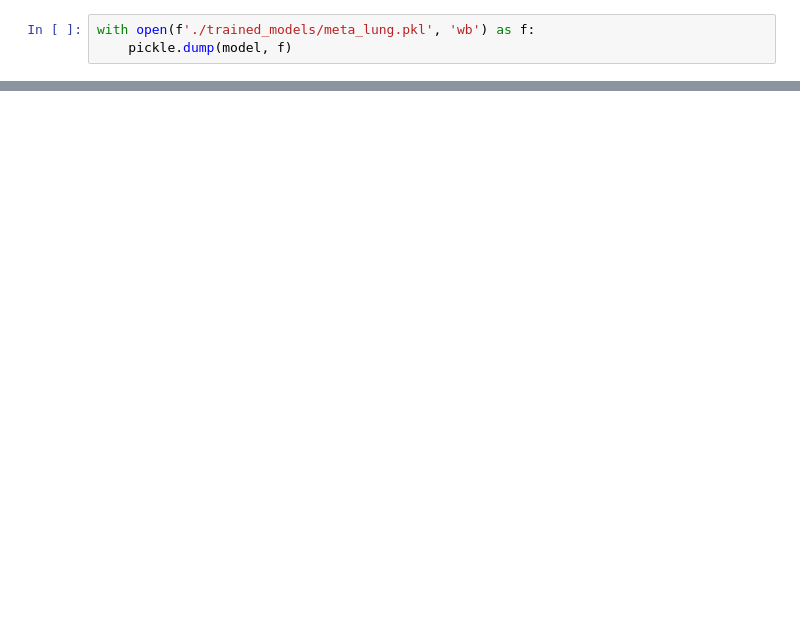
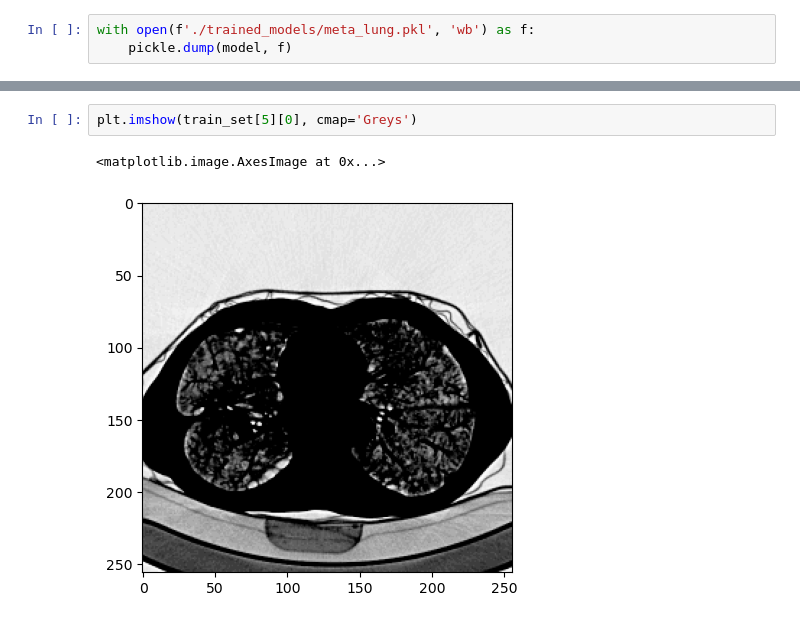
Before and after one commit to amn67/cmsc472_medicaldiagnosis, a Jupyter notebook: lung_model.ipynb, the cells around one changed output, grey strips where cells are left out. Saved outputs shown, nothing was run; the diff lists cells and outputs as text; blank space fills up the shorter version.

```diff
--- a/lung_model.ipynb
+++ b/lung_model.ipynb
@@ -207,0 +144,5 @@ m.load_state_dict(torch.load('./trained_models/lung_meta_weights.pth'))
+# %%
+plt.imshow(train_set[5][0], cmap='Greys')
+# %% [output]
+<matplotlib.image.AxesImage at 0x...>
+[figure, added]
```
Also changed, not shown: parts of 9 cells of this notebook, 15 other files.
